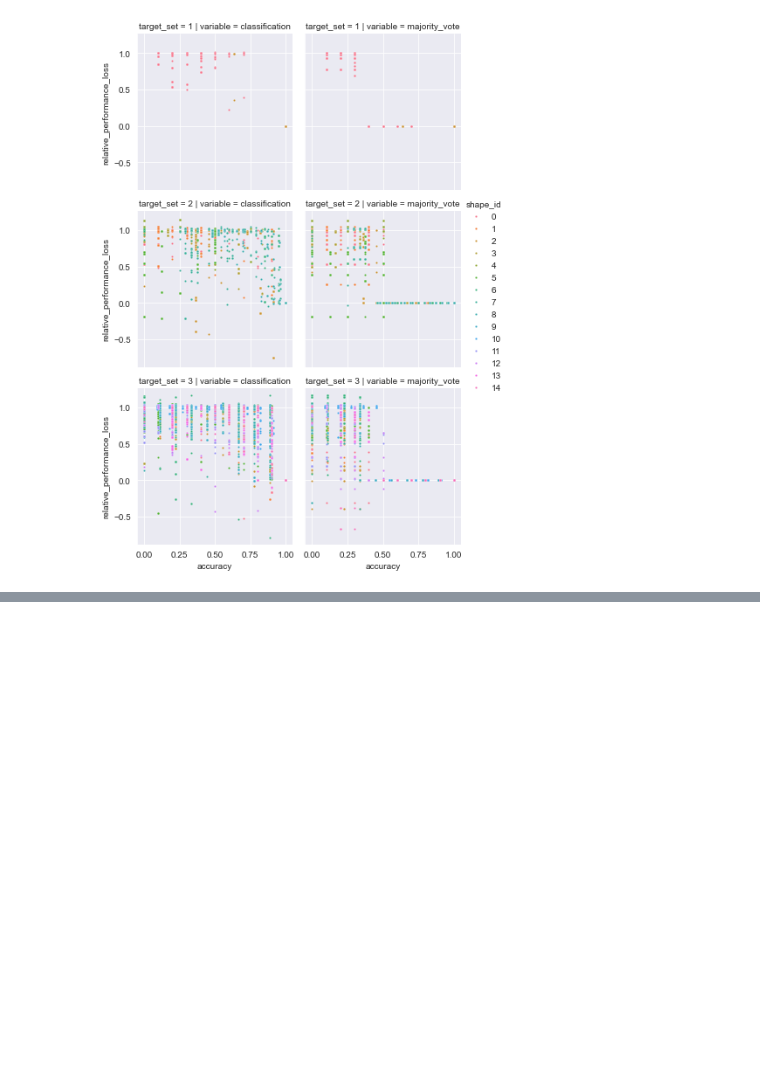
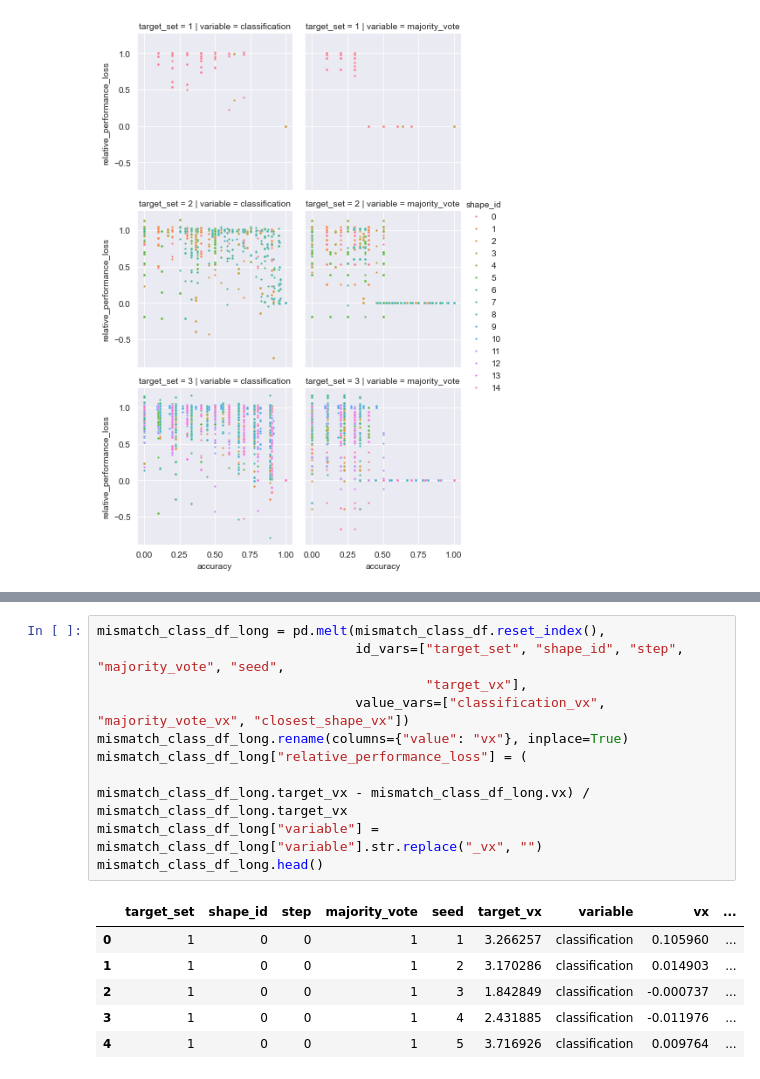
Before and after one commit to giorgia-nadizar/nca-vsr-classification, a Jupyter notebook: vsrs/performance_analysis.ipynb, the cells around one changed output, grey strips where cells are left out. Drawn from its saved outputs; the diff is of its cells as text; blank space fills up the shorter version.

```diff
--- a/vsrs/performance_analysis.ipynb
+++ b/vsrs/performance_analysis.ipynb
@@ -150,0 +184,17 @@ plt.show()
+# %%
+mismatch_class_df_long = pd.melt(mismatch_class_df.reset_index(),
+                                 id_vars=["target_set", "shape_id", "step", "majority_vote", "seed",
+                                          "target_vx"],
+                                 value_vars=["classification_vx", "majority_vote_vx", "closest_shape_vx"])
+mismatch_class_df_long.rename(columns={"value": "vx"}, inplace=True)
+mismatch_class_df_long["relative_performance_loss"] = (
+                                                          mismatch_class_df_long.target_vx - mismatch_class_df_long.vx) / mismatch_class_df_long.target_vx
+mismatch_class_df_long["variable"] = mismatch_class_df_long["variable"].str.replace("_vx", "")
+mismatch_class_df_long.head()
+# %% [output]
+|  | target_set | shape_id | step | majority_vote | seed | target_vx | variable | vx | ... |
+| 0 | 1 | 0 | 0 | 1 | 1 | 3.266257 | classification | 0.105960 | ... |
+| 1 | 1 | 0 | 0 | 1 | 2 | 3.170286 | classification | 0.014903 | ... |
+| 2 | 1 | 0 | 0 | 1 | 3 | 1.842849 | classification | -0.000737 | ... |
+| 3 | 1 | 0 | 0 | 1 | 4 | 2.431885 | classification | -0.011976 | ... |
+| 4 | 1 | 0 | 0 | 1 | 5 | 3.716926 | classification | 0.009764 | ... |
```
Also changed, not shown: parts of 6 cells of this notebook, 1 other file.
